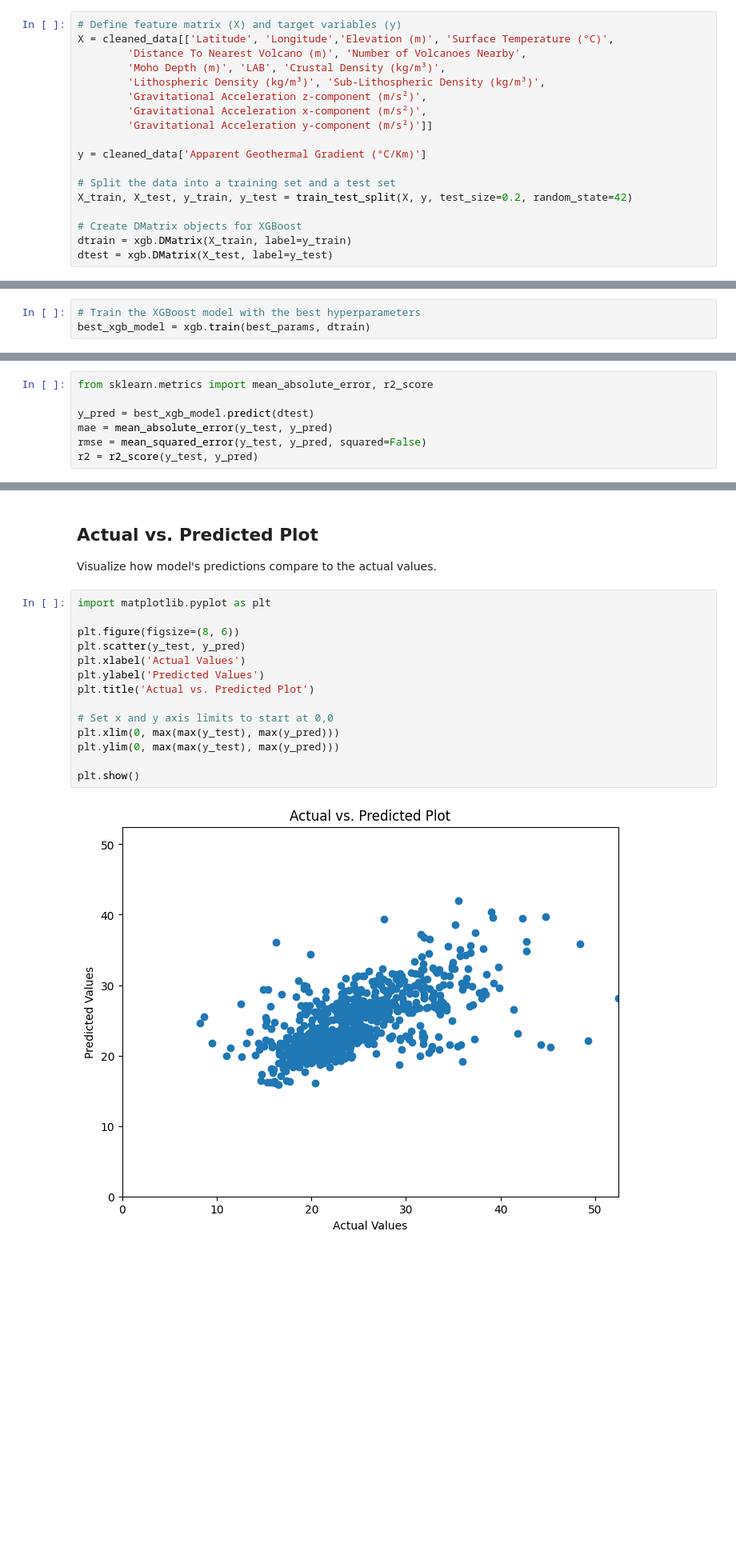
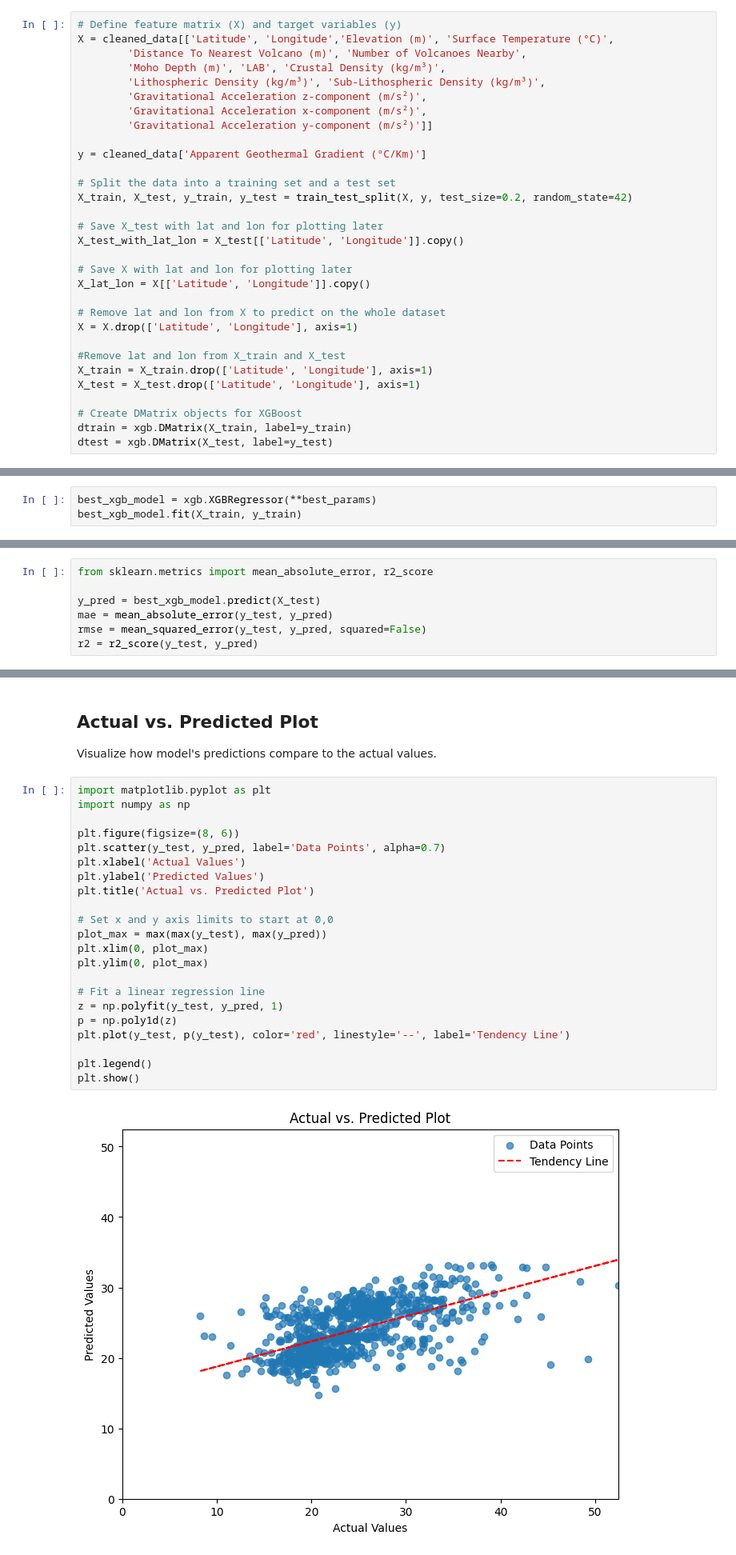
Before and after one commit to jcmefra/Geothermal-Gradient-Machine-Learning, a Jupyter notebook: Model.ipynb, the cells around one changed output, grey strips where cells are left out. Shown at 80% size. Saved outputs shown, nothing was run; the diff lists cells and outputs as text; blank space fills up the shorter version.

Commit message:
hyperparameter

```diff
--- a/Model.ipynb
+++ b/Model.ipynb
@@ -635,6 +400,19 @@ y = cleaned_data['Apparent Geothermal Gradient (°C/Km)']
 # Split the data into a training set and a test set
 X_train, X_test, y_train, y_test = train_test_split(X, y, test_size=0.2, random_state=42)
 
+# Save X_test with lat and lon for plotting later
+X_test_with_lat_lon = X_test[['Latitude', 'Longitude']].copy()
+
+# Save X with lat and lon for plotting later
+X_lat_lon = X[['Latitude', 'Longitude']].copy()
+
+# Remove lat and lon from X to predict on the whole dataset
+X = X.drop(['Latitude', 'Longitude'], axis=1)
+
+#Remove lat and lon from X_train and X_test
+X_train = X_train.drop(['Latitude', 'Longitude'], axis=1)
+X_test = X_test.drop(['Latitude', 'Longitude'], axis=1)
+
 # Create DMatrix objects for XGBoost
 dtrain = xgb.DMatrix(X_train, label=y_train)
 dtest = xgb.DMatrix(X_test, label=y_test)
@@ -689,5 +464,2 @@ Best Mean Squared Error: 19.503933662214937
 # %% [markdown]
 ## Train XGBoost and evaluate model
-# %%
-# Train the XGBoost model with the best hyperparameters
-best_xgb_model = xgb.train(best_params, dtrain)
@@ -696,0 +466,3 @@ RandomForestRegressor(max_depth=10, min_samples_leaf=4, n_estimators=300,
+# %%
+best_xgb_model = xgb.XGBRegressor(**best_params)
+best_xgb_model.fit(X_train, y_train)
@@ -699,7 +483,7 @@ Evaluate the model's performance on the test data using appropriate regression m
 # %%
 from sklearn.metrics import mean_absolute_error, r2_score
 
-y_pred = best_xgb_model.predict(dtest)
+y_pred = best_xgb_model.predict(X_test)
 mae = mean_absolute_error(y_test, y_pred)
 rmse = mean_squared_error(y_test, y_pred, squared=False)
 r2 = r2_score(y_test, y_pred)
@@ -759,20 +541,28 @@ plt.show()
 Visualize how model's predictions compare to the actual values.
 # %%
 import matplotlib.pyplot as plt
+import numpy as np
 
 plt.figure(figsize=(8, 6))
-plt.scatter(y_test, y_pred)
+plt.scatter(y_test, y_pred, label='Data Points', alpha=0.7)
 plt.xlabel('Actual Values')
 plt.ylabel('Predicted Values')
 plt.title('Actual vs. Predicted Plot')
 
 # Set x and y axis limits to start at 0,0
-plt.xlim(0, max(max(y_test), max(y_pred)))
-plt.ylim(0, max(max(y_test), max(y_pred)))
+plot_max = max(max(y_test), max(y_pred))
+plt.xlim(0, plot_max)
+plt.ylim(0, plot_max)
 
+# Fit a linear regression line
+z = np.polyfit(y_test, y_pred, 1)
+p = np.poly1d(z)
+plt.plot(y_test, p(y_test), color='red', linestyle='--', label='Tendency Line')
+
+plt.legend()
 plt.show()
 # %% [output]
-[figure, old version]
+[figure, new version]
 # %% [markdown]
 ## Partial Dependency Plots
 
```
Also changed, not shown: parts of 41 cells of this notebook.
